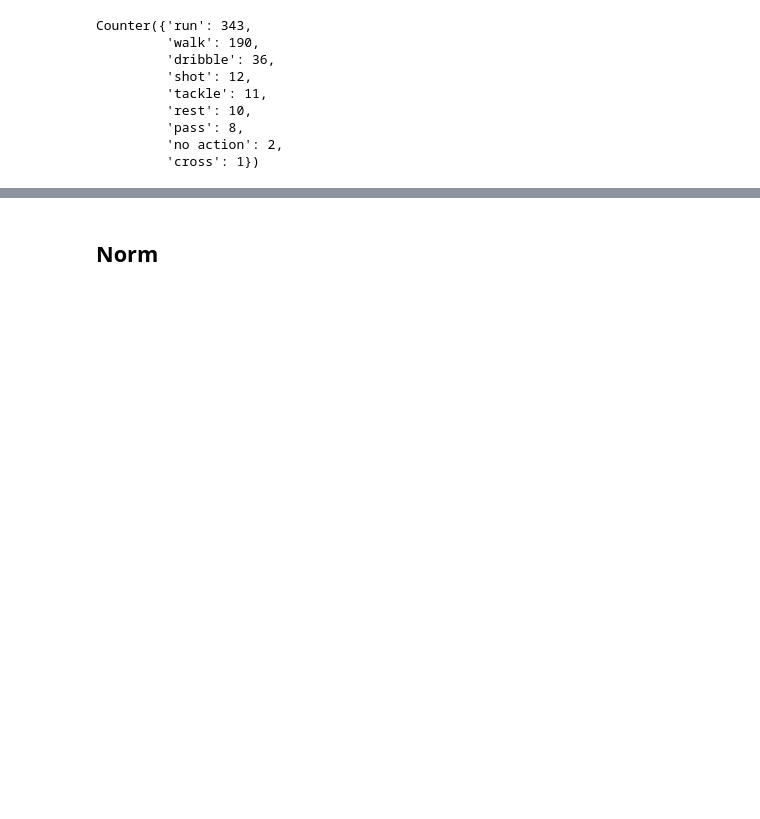
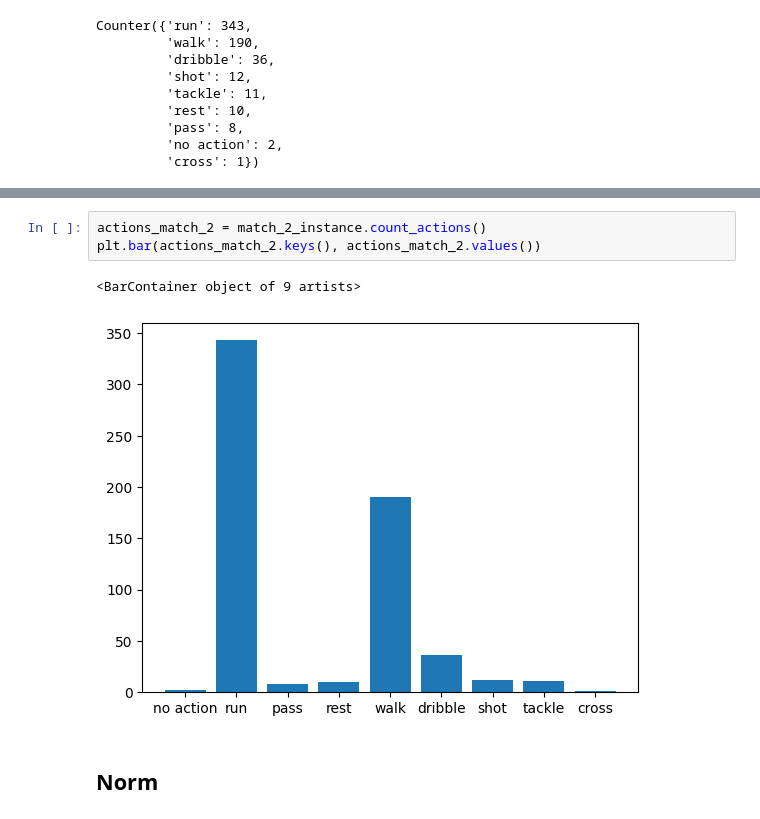
Before and after one commit to amiramsadek12/Footbar, a Jupyter notebook: src/EDA.ipynb, the cells around one changed output, grey strips where cells are left out. Cells and saved outputs as stored; diff of their text form; blank space fills up the shorter version.

```diff
--- a/src/EDA.ipynb
+++ b/src/EDA.ipynb
@@ -84,3 +53,9 @@ match_2_instance.extract_sequences()
+# %%
+actions_match_2 = match_2_instance.count_actions()
+plt.bar(actions_match_2.keys(), actions_match_2.values())
+# %% [output]
+<BarContainer object of 9 artists>
+[figure, added]
 # %% [markdown]
 ## Norm
 # %%
```
Also changed, not shown: parts of 12 cells of this notebook, 4 other files.
